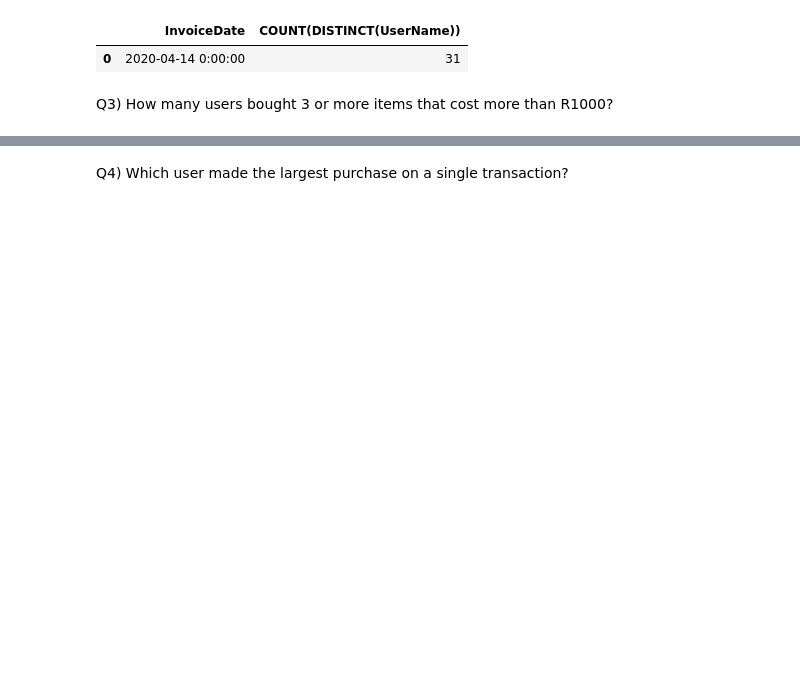
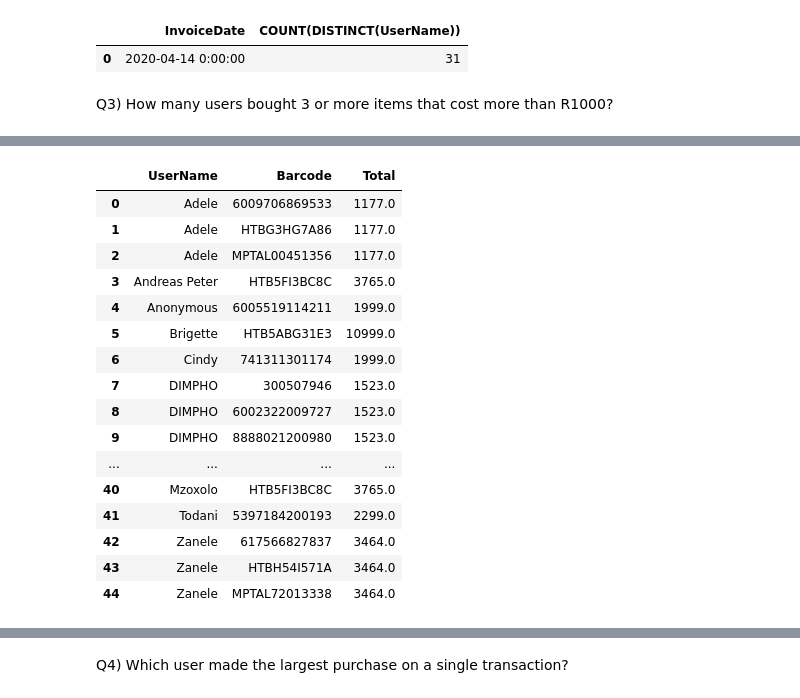
Before and after one commit to JayRolla/3NF_SQL_project, a Jupyter notebook: Christinah.ipynb, the cells around one changed output, grey strips where cells are left out. Saved outputs shown, nothing was run; the diff lists cells and outputs as text; code cells hidden in the pictures; blank space fills up the shorter version.

```diff
--- a/Christinah.ipynb
+++ b/Christinah.ipynb
@@ -946,8 +917,9 @@ Query started at 12:58:27 PM UTC; Query executed in 0.00 m
 Q3) How many users bought 3 or more items that cost more than R1000?
 # %%
 %%read_sql
--- Write your query here:
+
 SELECT UserName,Barcode, Total
 FROM Transactions_1NF
 WHERE Total > 1000
 ORDER BY UserName;
+# %% [output]
@@ -954,2 +927,19 @@ ORDER BY UserName;
+|  | UserName | Barcode | Total |
+| 0 | Adele | 6009706869533 | 1177.0 |
+| 1 | Adele | HTBG3HG7A86 | 1177.0 |
+| 2 | Adele | MPTAL00451356 | 1177.0 |
+| 3 | Andreas Peter | HTB5FI3BC8C | 3765.0 |
+| 4 | Anonymous | 6005519114211 | 1999.0 |
+| 5 | Brigette | HTB5ABG31E3 | 10999.0 |
+| 6 | Cindy | 741311301174 | 1999.0 |
+| 7 | DIMPHO | 300507946 | 1523.0 |
+| 8 | DIMPHO | 6002322009727 | 1523.0 |
+| 9 | DIMPHO | 8888021200980 | 1523.0 |
+| ... | ... | ... | ... |
+| 40 | Mzoxolo | HTB5FI3BC8C | 3765.0 |
+| 41 | Todani | 5397184200193 | 2299.0 |
+| 42 | Zanele | 617566827837 | 3464.0 |
+| 43 | Zanele | HTBH54I571A | 3464.0 |
+| 44 | Zanele | MPTAL72013338 | 3464.0 |
 # %%
 %%read_sql
```
Also changed, not shown: parts of 66 cells of this notebook.
